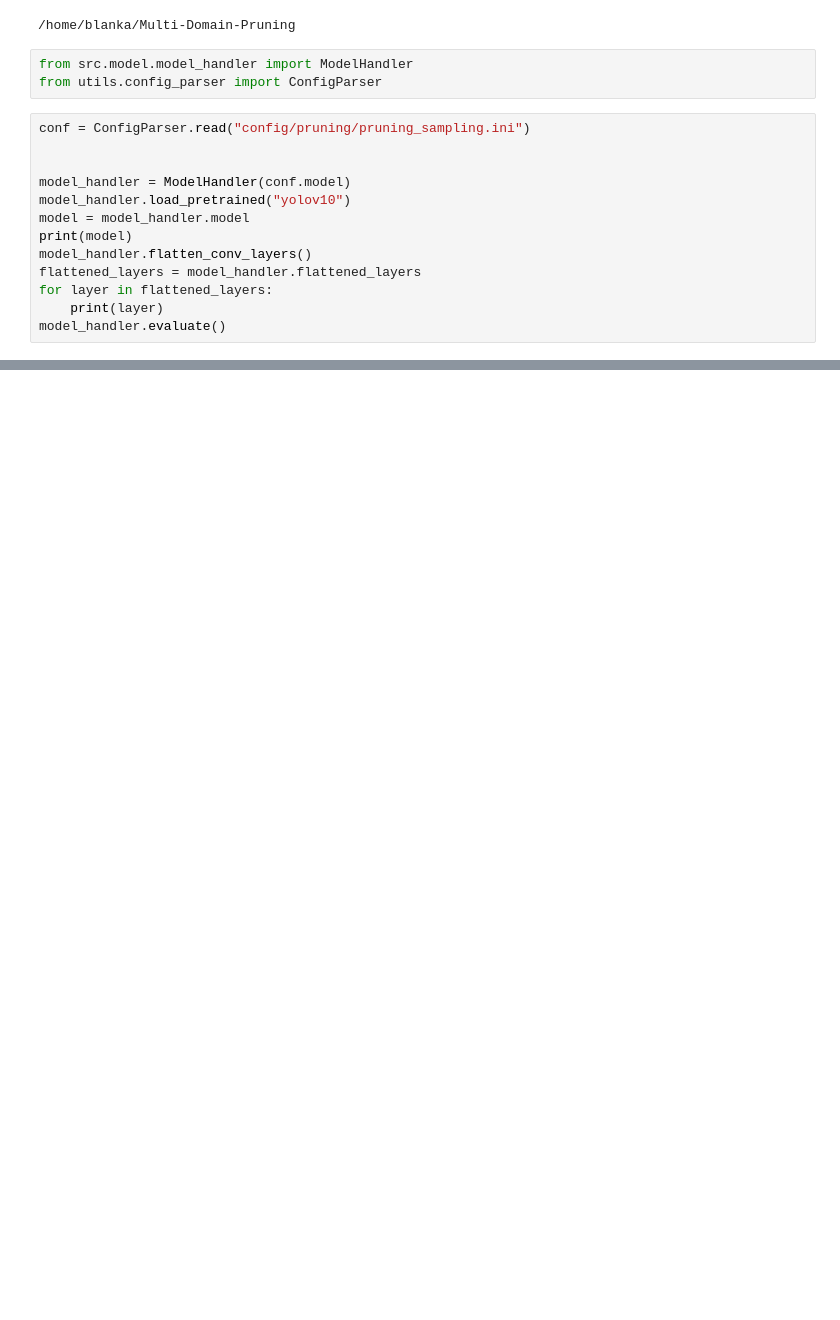
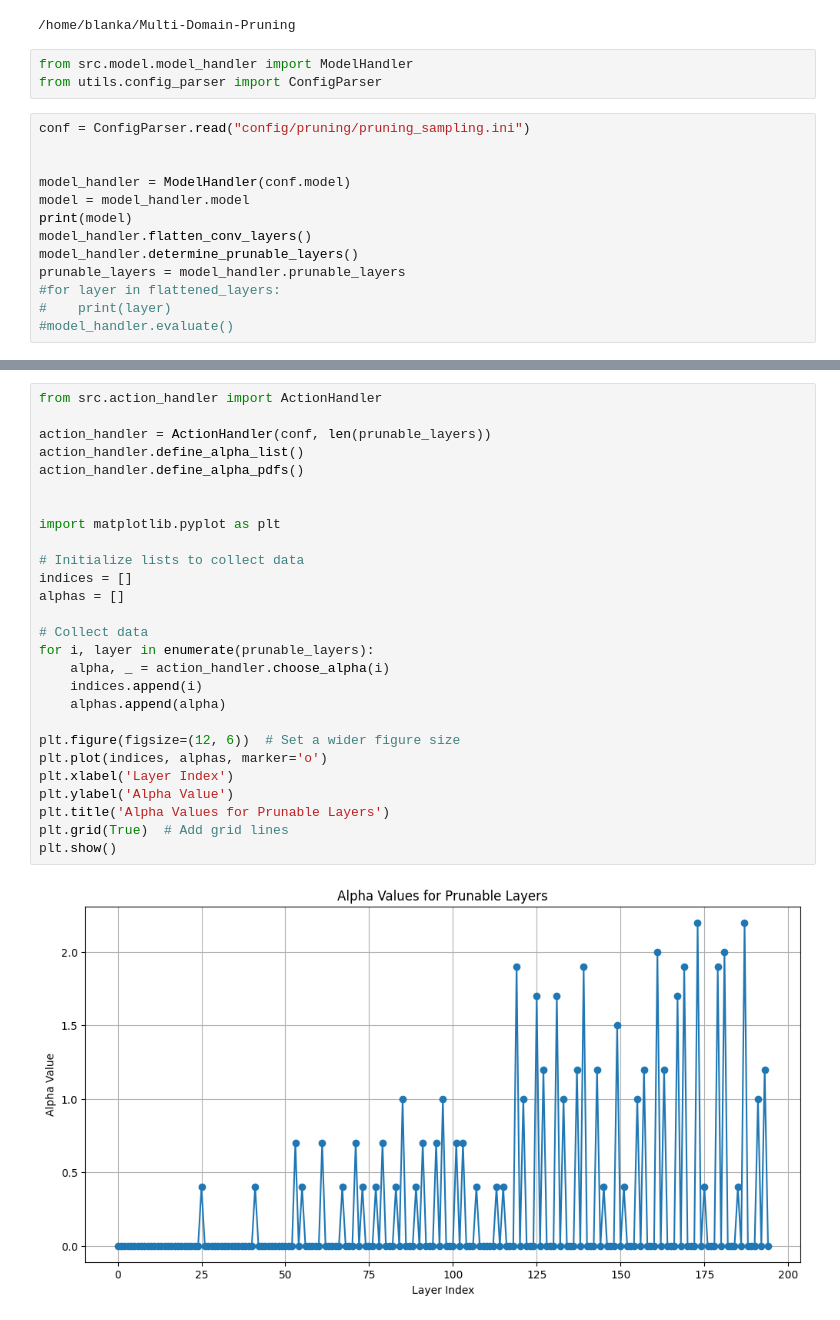
Before and after one commit to bencsikb/Multi-Domain-Pruning, a Jupyter notebook: notebooks/experimenter.ipynb, the cells around one changed output, grey strips where cells are left out. Cells and saved outputs as stored; diff of their text form; blank space fills up the shorter version.

Commit message:
alpha seq generation possible without existing sample check

```diff
--- a/notebooks/experimenter.ipynb
+++ b/notebooks/experimenter.ipynb
@@ -10,12 +10,12 @@ conf = ConfigParser.read("config/pruning/pruning_sampling.ini")
 
 
 model_handler = ModelHandler(conf.model)
-model_handler.load_pretrained("yolov10")
 model = model_handler.model
 print(model)
 model_handler.flatten_conv_layers()
-flattened_layers = model_handler.flattened_layers
-for layer in flattened_layers:
-    print(layer)
-model_handler.evaluate()
+model_handler.determine_prunable_layers()
+prunable_layers = model_handler.prunable_layers
+#for layer in flattened_layers:
+#    print(layer)
+#model_handler.evaluate()
 # %% [output]
@@ -47,0 +45,29 @@ AttributeError: 'DetMetrics' object has no attribute 'curves_results'. See valid
+# %%
+from src.action_handler import ActionHandler
+
+action_handler = ActionHandler(conf, len(prunable_layers))
+action_handler.define_alpha_list()
+action_handler.define_alpha_pdfs()
+
+
+import matplotlib.pyplot as plt
+
+# Initialize lists to collect data
+indices = []
+alphas = []
+
+# Collect data
+for i, layer in enumerate(prunable_layers):
+    alpha, _ = action_handler.choose_alpha(i)
+    indices.append(i)
+    alphas.append(alpha)
+
+plt.figure(figsize=(12, 6))  # Set a wider figure size
+plt.plot(indices, alphas, marker='o')
+plt.xlabel('Layer Index')
+plt.ylabel('Alpha Value')
+plt.title('Alpha Values for Prunable Layers')
+plt.grid(True)  # Add grid lines
+plt.show()
+# %% [output]
+[figure, added]
```
Also changed, not shown: parts of 4 cells of this notebook, 1 other file.
